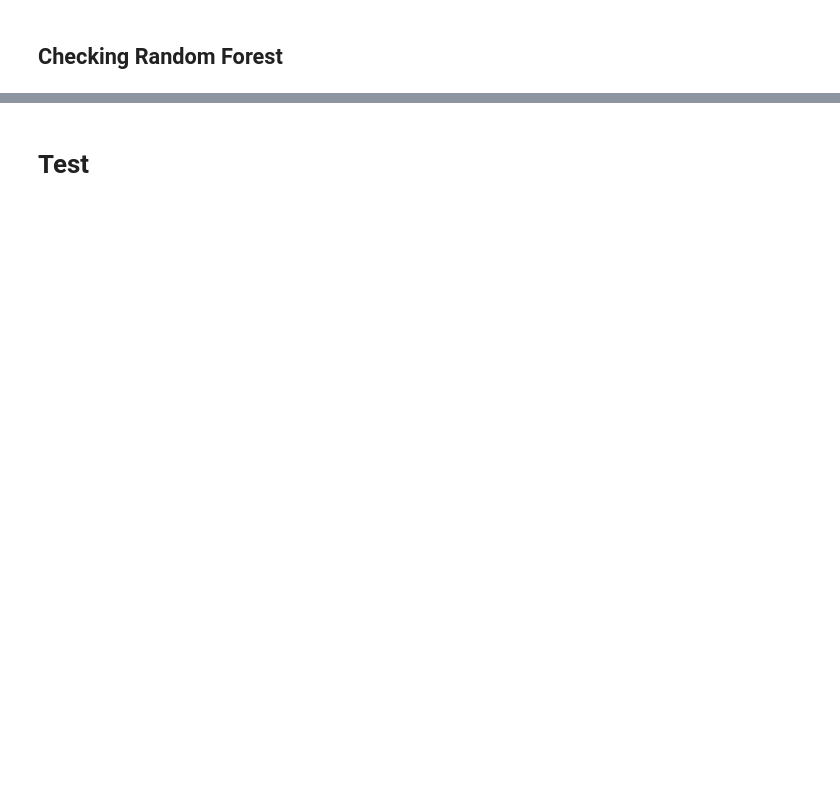
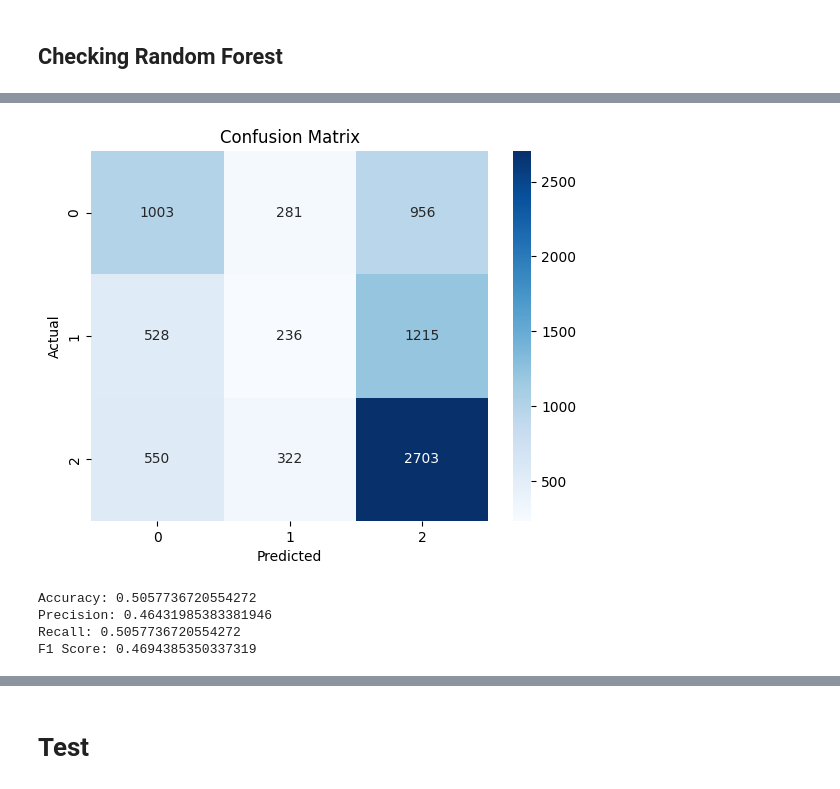
Before and after one commit to ravi7522/Football-Prediction, a Jupyter notebook: football_prediction.ipynb, the cells around one changed output, grey strips where cells are left out. Drawn from its saved outputs; the diff is of its cells as text; code cells hidden in the pictures; blank space fills up the shorter version.

```diff
--- a/football_prediction.ipynb
+++ b/football_prediction.ipynb
@@ -227,0 +287,11 @@ fig.tight_layout()
+# %%
+print_cm(y_test,y_pred_rf)
+# %% [output]
+[figure, added]
+# %%
+calculate_performance_metrics(y_test,y_pred_rf)
+# %% [output]
+Accuracy: 0.5057736720554272
+Precision: 0.46431985383381946
+Recall: 0.5057736720554272
+F1 Score: 0.4694385350337319
```
Also changed, not shown: parts of 54 cells of this notebook.
